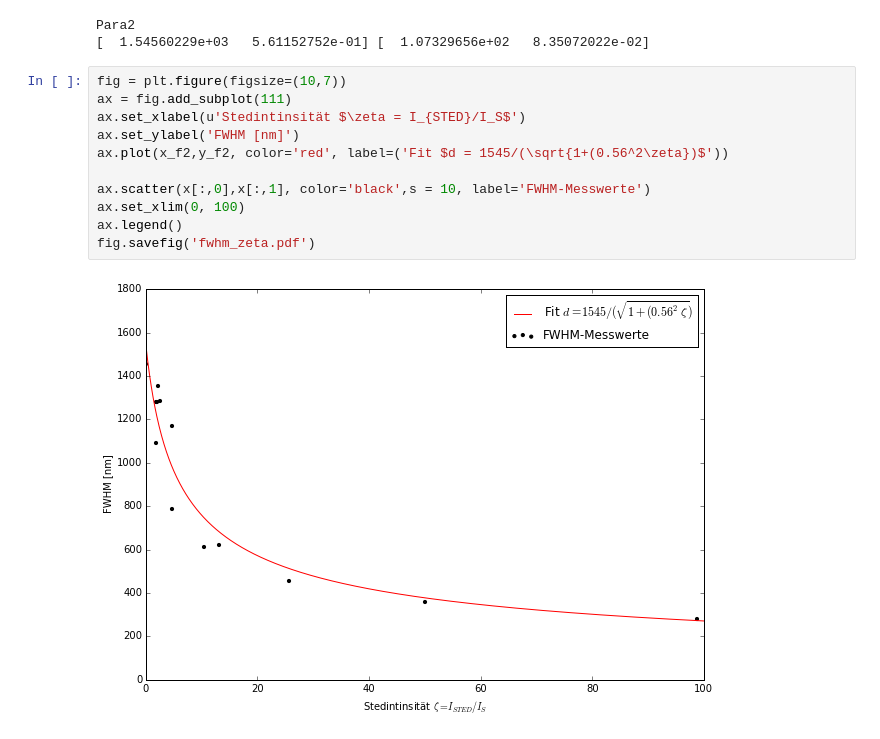
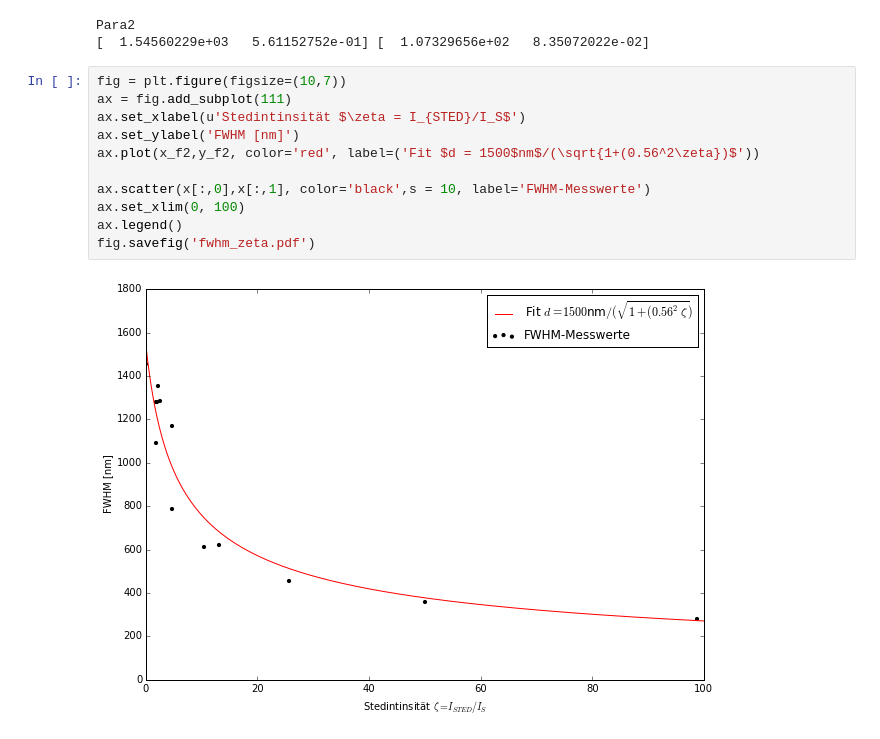
Before and after one commit to pmarszal/Protokolle, a Jupyter notebook: sted/plots/aufg3.ipynb, the cells around one changed output. Cells and saved outputs as stored; diff of their text form.

```diff
--- a/sted/plots/aufg3.ipynb
+++ b/sted/plots/aufg3.ipynb
@@ -181,13 +181,13 @@ Para2
 # %%
 fig = plt.figure(figsize=(10,7))
 ax = fig.add_subplot(111)
 ax.set_xlabel(u'Stedintinsität $\zeta = I_{STED}/I_S$')
 ax.set_ylabel('FWHM [nm]')
-ax.plot(x_f2,y_f2, color='red', label=('Fit $d = 1545/(\sqrt{1+(0.56^2\zeta})$'))
+ax.plot(x_f2,y_f2, color='red', label=('Fit $d = 1500$nm$/(\sqrt{1+(0.56^2\zeta})$'))
 
 ax.scatter(x[:,0],x[:,1], color='black',s = 10, label='FWHM-Messwerte')
 ax.set_xlim(0, 100)
 ax.legend()
 fig.savefig('fwhm_zeta.pdf')
 # %% [output]
-[figure, old version]
+[figure, new version]
```
Also changed, not shown: parts of 1 cell of this notebook, 14 other files.
